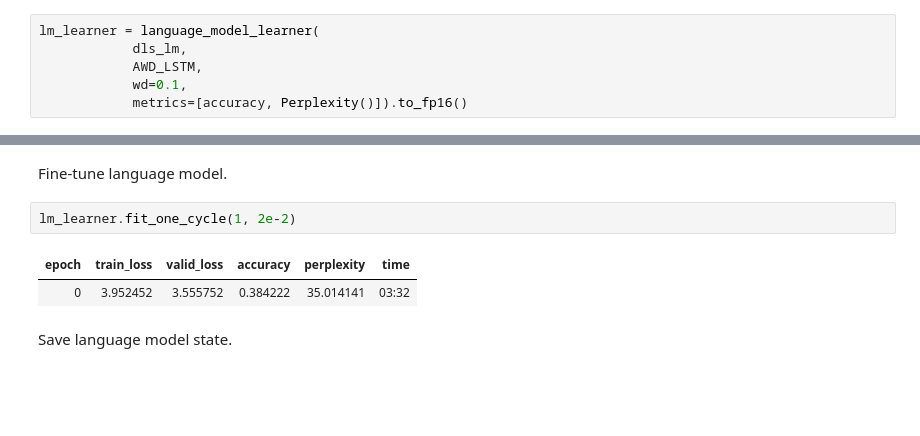
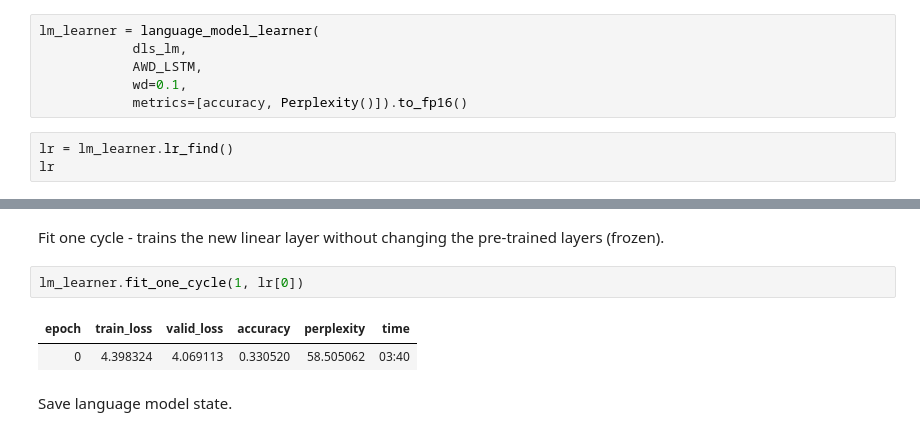
Before and after one commit to himalayahall/YU_FASTAI, a Jupyter notebook: fastai-email-ham-spam-classifier.ipynb, the cells around one changed output, grey strips where cells are left out. Drawn from its saved outputs; the diff is of its cells as text; blank space fills up the shorter version.

```diff
--- a/fastai-email-ham-spam-classifier.ipynb
+++ b/fastai-email-ham-spam-classifier.ipynb
@@ -225,3 +219,6 @@ lm_learner = language_model_learner(
             AWD_LSTM,
             wd=0.1,
             metrics=[accuracy, Perplexity()]).to_fp16()
+# %%
+lr = lm_learner.lr_find()
+lr
@@ -228,10 +229,10 @@ lm_learner = language_model_learner(
 # %% [markdown]
-Fine-tune language model.
+Fit one cycle - trains the new linear layer without changing the pre-trained layers (frozen).
 # %%
-lm_learner.fit_one_cycle(1, 2e-2)
+lm_learner.fit_one_cycle(1, lr[0])
 # %% [output]
 | epoch | train_loss | valid_loss | accuracy | perplexity | time |
-| 0 | 3.952452 | 3.555752 | 0.384222 | 35.014141 | 03:32 |
+| 0 | 4.398324 | 4.069113 | 0.330520 | 58.505062 | 03:40 |
 # %% [markdown]
 Save language model state.
 # %%
```
Also changed, not shown: parts of 23 cells of this notebook.
